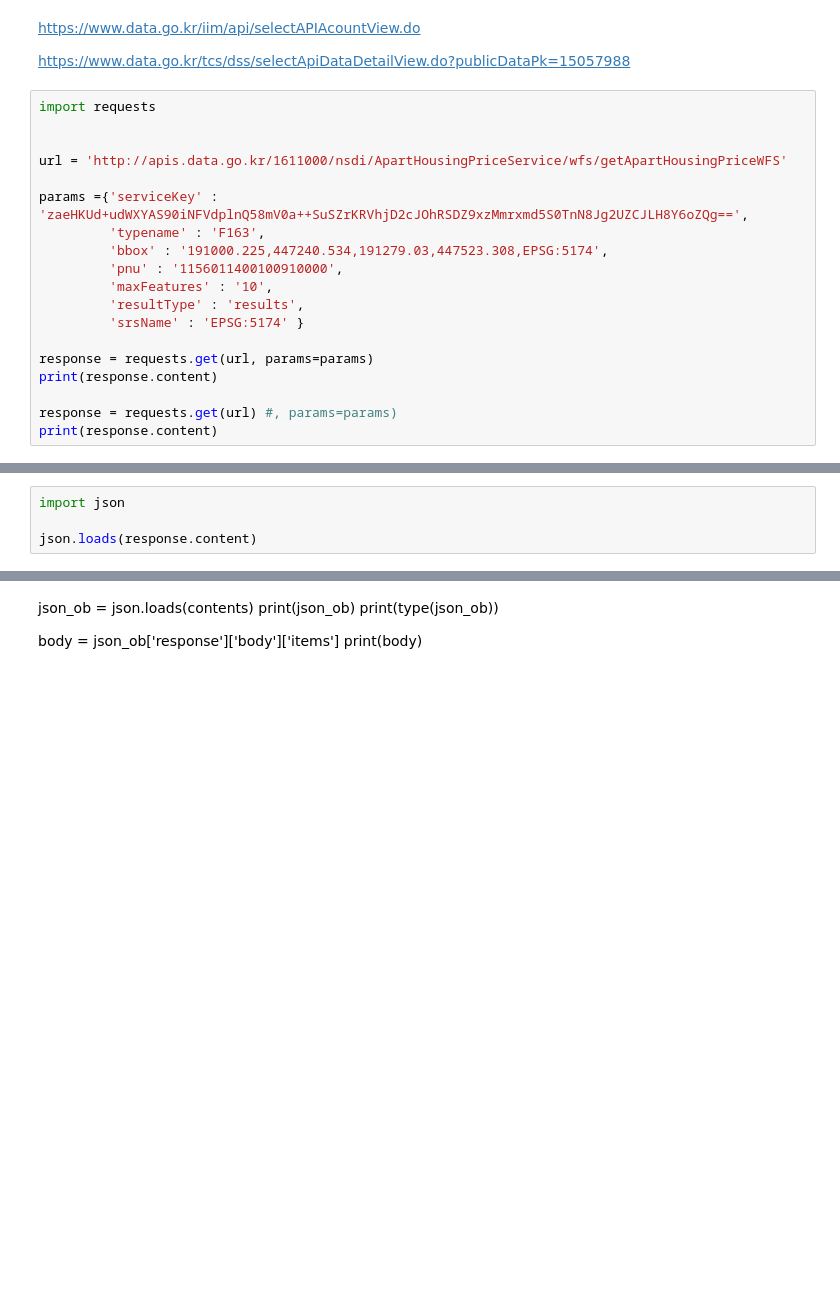
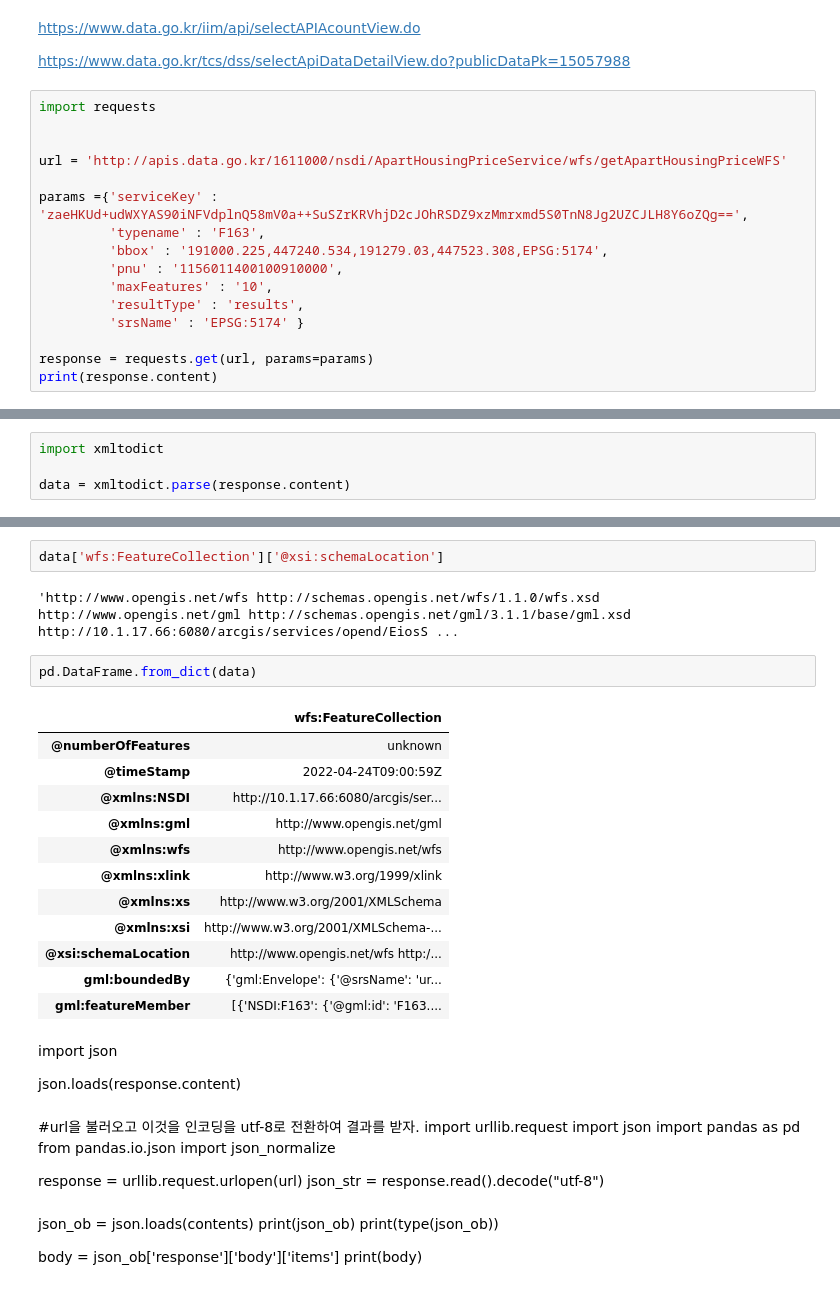
Before and after one commit to reejungkim/OpenAPI_Ministry_of_land, a Jupyter notebook: 국토교통부_공동주택가격정보서비스.ipynb, the cells around one changed output, grey strips where cells are left out. Cells and saved outputs as stored; diff of their text form; blank space fills up the shorter version.

Commit message:
Add xmltodict

```diff
--- a/국토교통부_공동주택가격정보서비스.ipynb
+++ b/국토교통부_공동주택가격정보서비스.ipynb
@@ -18,8 +18,5 @@ params ={'serviceKey' : 'zaeHKUd+udWXYAS90iNFVdplnQ58mV0a++SuSZrKRVhjD2cJOhRSDZ9
 
 response = requests.get(url, params=params)
 print(response.content)
-
-response = requests.get(url) #, params=params)
-print(response.content)
 # %% [output]
 b'<?xml version="1.0" encoding="utf-8" ?>\n<wfs:FeatureCollection xmlns:xs="http://www.w3.org/2001/XMLSchema" xmlns:wfs="http://www.opengis.net/wfs" xmlns:gml="http://www.opengis.net/gml" xmlns:NSDI=" ...
@@ -27,4 +23,4 @@ b'<OpenAPI_ServiceResponse>\n\t<cmmMsgHeader>\n\t\t<errMsg>SERVICE ERROR</errMsg
 # %%
-import json
+import xmltodict
 
-json.loads(response.content)
+data = xmltodict.parse(response.content)
@@ -52,3 +47,35 @@ AttributeError: 'HTTPResponse' object has no attribute 'json'
+# %%
+data['wfs:FeatureCollection']['@xsi:schemaLocation']
+# %% [output]
+'http://www.opengis.net/wfs http://schemas.opengis.net/wfs/1.1.0/wfs.xsd http://www.opengis.net/gml http://schemas.opengis.net/gml/3.1.1/base/gml.xsd http://10.1.17.66:6080/arcgis/services/opend/EiosS ...
+# %%
+pd.DataFrame.from_dict(data)
+# %% [output]
+|  | wfs:FeatureCollection |
+| @numberOfFeatures | unknown |
+| @timeStamp | 2022-04-24T09:00:59Z |
+| @xmlns:NSDI | http://10.1.17.66:6080/arcgis/ser... |
+| @xmlns:gml | http://www.opengis.net/gml |
+| @xmlns:wfs | http://www.opengis.net/wfs |
+| @xmlns:xlink | http://www.w3.org/1999/xlink |
+| @xmlns:xs | http://www.w3.org/2001/XMLSchema |
+| @xmlns:xsi | http://www.w3.org/2001/XMLSchema-... |
+| @xsi:schemaLocation | http://www.opengis.net/wfs http:/... |
+| gml:boundedBy | {'gml:Envelope': {'@srsName': 'ur... |
+| gml:featureMember | [{'NSDI:F163': {'@gml:id': 'F163.... |
+# %% [markdown]
+import json
+
+json.loads(response.content)
+# %% [markdown]
+#url을 불러오고 이것을 인코딩을 utf-8로 전환하여 결과를 받자.
+import urllib.request
+import json
+import pandas as pd
+from pandas.io.json import json_normalize
+
+response = urllib.request.urlopen(url)
+json_str = response.read().decode("utf-8")
 # %% [markdown]
 json_ob = json.loads(contents)
 print(json_ob)
```
Also changed, not shown: parts of 6 cells of this notebook.
